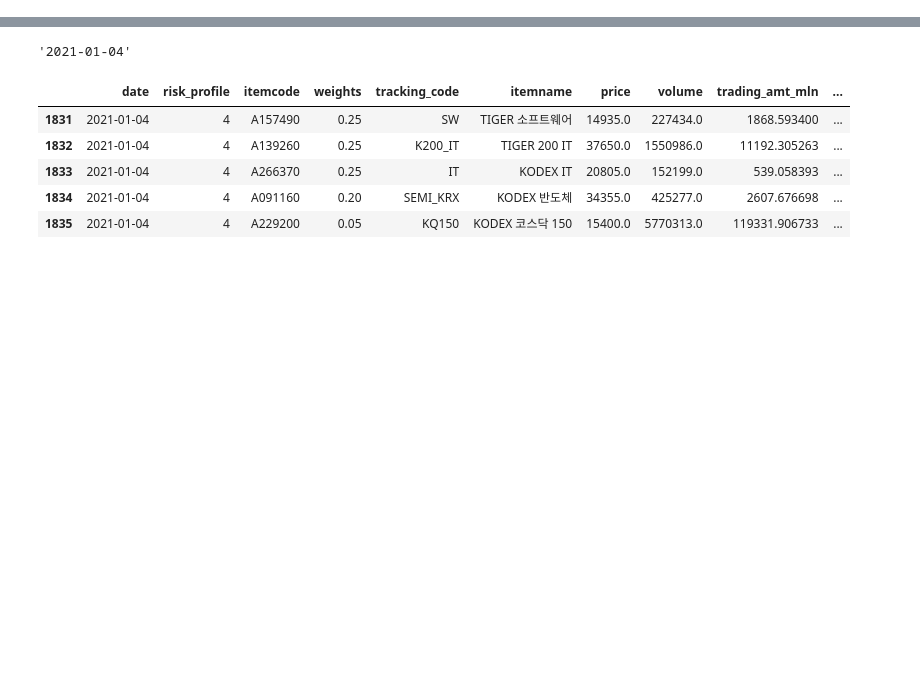
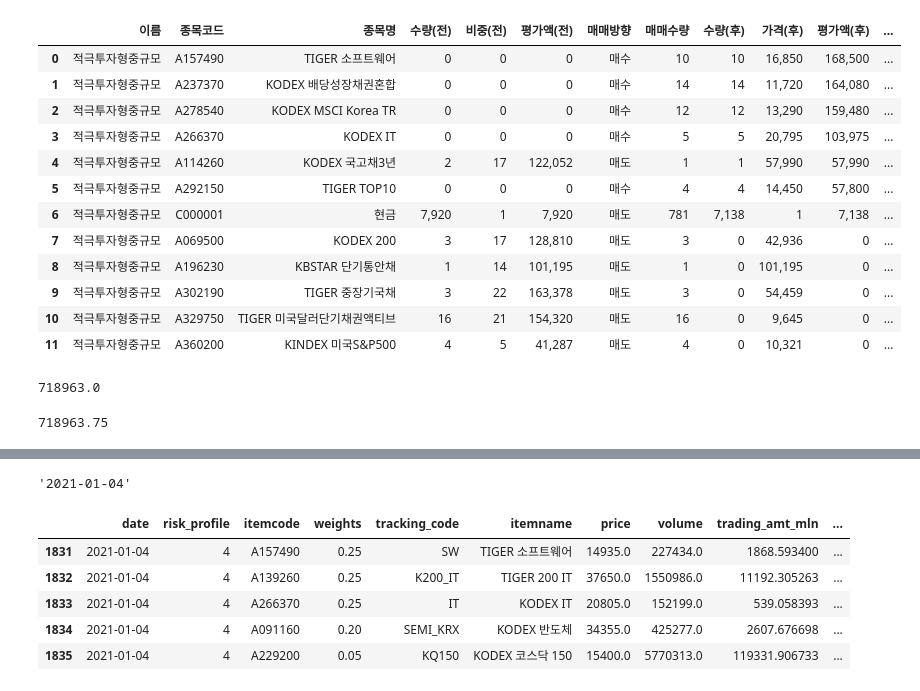
Before and after one commit to my2582/kisra, a Jupyter notebook: daily_rebalancing.ipynb, the cells around one changed output, grey strips where cells are left out. Drawn from its saved outputs; the diff is of its cells as text; code cells hidden in the pictures; blank space fills up the shorter version.

Commit message:
daily rebalancing.

```diff
--- a/daily_rebalancing.ipynb
+++ b/daily_rebalancing.ipynb
@@ -127,10 +122,11 @@ def run_simulation(first_trade=False, new_units=None, prices=None, remaining_cas
     all_the_nexts = pd.DataFrame(columns=next_detail.columns)
     nexts_list = []
     price_db = price_db.loc[:, ['date', 'price', 'itemcode']]
+    price_d = price_db.loc[price_db.date==dt, ['date', 'price', 'itemcode']]
 
     # 리밸런싱한다.
-    new_port = self.advised_pf.loc[(self.advised_pf.risk_profile==self.risk_profile) & (self.advised_pf.date==dt), ['date', 'itemcode', 'weights', 'itemname', 'price', 'asset_class']]
-    next_detail = self.rebalance(rebal_date=dt, price_d=price_d, detail=next_detail, new_port=new_port)
+    new_port = advised_pf.loc[(advised_pf.risk_profile==risk_profile) & (advised_pf.date==dt), ['date', 'itemcode', 'weights', 'itemname', 'price', 'asset_class']]
+    next_detail = rebalance(rebal_date=dt, price_d=price_d, detail=next_detail, new_port=new_port)
 
     # all_the_nexts = pd.concat((all_the_nexts, next_detail))
     nexts_list.append(next_detail)
@@ -141,7 +137,7 @@ def run_simulation(first_trade=False, new_units=None, prices=None, remaining_cas
     # 불필요한 컬럼 및 행 삭제
     all_the_nexts = all_the_nexts.loc[all_the_nexts.quantity > 0]
     all_the_nexts = all_the_nexts.reset_index(drop=True)
-    all_the_nexts['username'] = self.username
+    all_the_nexts['username'] = username
 
     all_the_generals = all_the_nexts.loc[:,['date', 'wt', 'value', 'asset_class']].sort_values(
                                       ['date'], ascending=True).groupby([
@@ -149,20 +145,22 @@ def run_simulation(first_trade=False, new_units=None, prices=None, remaining_cas
                                       ]).sum().reset_index(drop=False)
     print('자산군별 요약 계산 종료----')
 
-    all_the_generals['userid'] = self.userid
+    all_the_generals['userid'] = userid
 
-    # general 테이블 기록
-    self.db.insert_general(all_the_generals)
+#     # general 테이블 기록
+#     self.db.insert_general(all_the_generals)
 
-    # detail 테이블에 기록
-    self.db.insert_detail(all_the_nexts)
+#     # detail 테이블에 기록
+#     self.db.insert_detail(all_the_nexts)
 
-    print('테이블 업데이트 종료----')
+#     print('테이블 업데이트 종료----')
 
-    # del all_the_generals
-    # del all_the_nexts
+#     # del all_the_generals
+#     # del all_the_nexts
 
-    # investor 테이블 기록
-    # self.db.insert_investor(userid=self.userid, name=self.username, profile_code=self.risk_profile)
+#     # investor 테이블 기록
+#     # self.db.insert_investor(userid=self.userid, name=self.username, profile_code=self.risk_profile)
 
-    return first_advised_port, by_assetclass
+    return first_advised_port, by_assetclass, all_the_nexts, all_the_generals
+# %%
+first_advised_port, by_assetclass, all_the_nexts, all_the_generals = run_simulation()
@@ -168,0 +174,3 @@ def run_simulation(first_trade=False, new_units=None, prices=None, remaining_cas
+# %%
+before = detail.loc[detail.date=='3/22/2021 4:00:00 PM',:]
+after = all_the_nexts
@@ -168,0 +245,26 @@ def run_simulation(first_trade=False, new_units=None, prices=None, remaining_cas
+# %%
+df_comp = get_rebal_comp(before, after)
+# %%
+df_comp
+# %% [output]
+|  | 이름 | 종목코드 | 종목명 | 수량(전) | 비중(전) | 평가액(전) | 매매방향 | 매매수량 | 수량(후) | 가격(후) | 평가액(후) | ... |
+| 0 | 적극투자형중규모 | A157490 | TIGER 소프트웨어 | 0 | 0 | 0 | 매수 | 10 | 10 | 16,850 | 168,500 | ... |
+| 1 | 적극투자형중규모 | A237370 | KODEX 배당성장채권혼합 | 0 | 0 | 0 | 매수 | 14 | 14 | 11,720 | 164,080 | ... |
+| 2 | 적극투자형중규모 | A278540 | KODEX MSCI Korea TR | 0 | 0 | 0 | 매수 | 12 | 12 | 13,290 | 159,480 | ... |
+| 3 | 적극투자형중규모 | A266370 | KODEX IT | 0 | 0 | 0 | 매수 | 5 | 5 | 20,795 | 103,975 | ... |
+| 4 | 적극투자형중규모 | A114260 | KODEX 국고채3년 | 2 | 17 | 122,052 | 매도 | 1 | 1 | 57,990 | 57,990 | ... |
+| 5 | 적극투자형중규모 | A292150 | TIGER TOP10 | 0 | 0 | 0 | 매수 | 4 | 4 | 14,450 | 57,800 | ... |
+| 6 | 적극투자형중규모 | C000001 | 현금 | 7,920 | 1 | 7,920 | 매도 | 781 | 7,138 | 1 | 7,138 | ... |
+| 7 | 적극투자형중규모 | A069500 | KODEX 200 | 3 | 17 | 128,810 | 매도 | 3 | 0 | 42,936 | 0 | ... |
+| 8 | 적극투자형중규모 | A196230 | KBSTAR 단기통안채 | 1 | 14 | 101,195 | 매도 | 1 | 0 | 101,195 | 0 | ... |
+| 9 | 적극투자형중규모 | A302190 | TIGER 중장기국채 | 3 | 22 | 163,378 | 매도 | 3 | 0 | 54,459 | 0 | ... |
+| 10 | 적극투자형중규모 | A329750 | TIGER 미국달러단기채권액티브 | 16 | 21 | 154,320 | 매도 | 16 | 0 | 9,645 | 0 | ... |
+| 11 | 적극투자형중규모 | A360200 | KINDEX 미국S&P500 | 4 | 5 | 41,287 | 매도 | 4 | 0 | 10,321 | 0 | ... |
+# %%
+df_comp['평가액(후)'].str.replace(',','').astype(float).sum()
+# %% [output]
+718963.0
+# %%
+before.value.sum()
+# %% [output]
+718963.75
```
Also changed, not shown: parts of 28 cells of this notebook.
